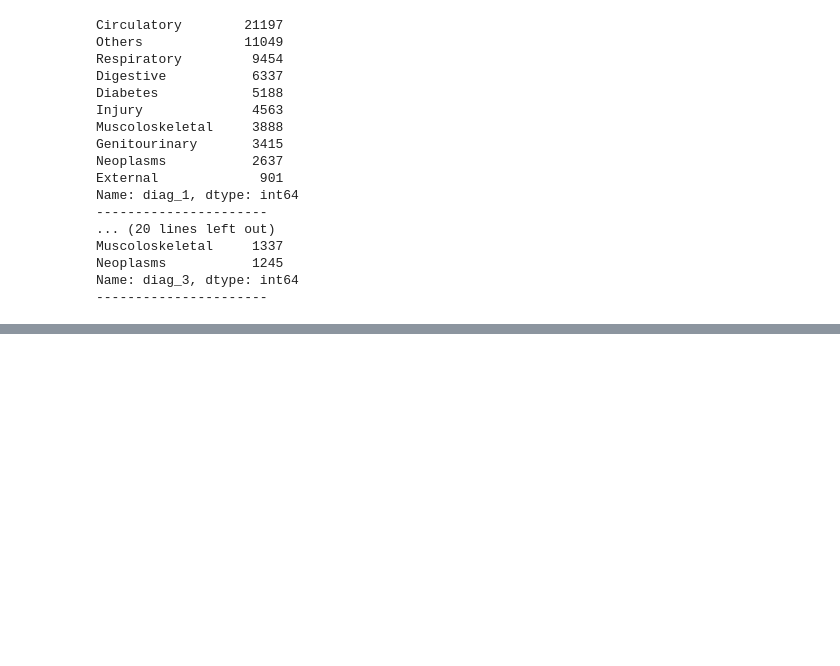
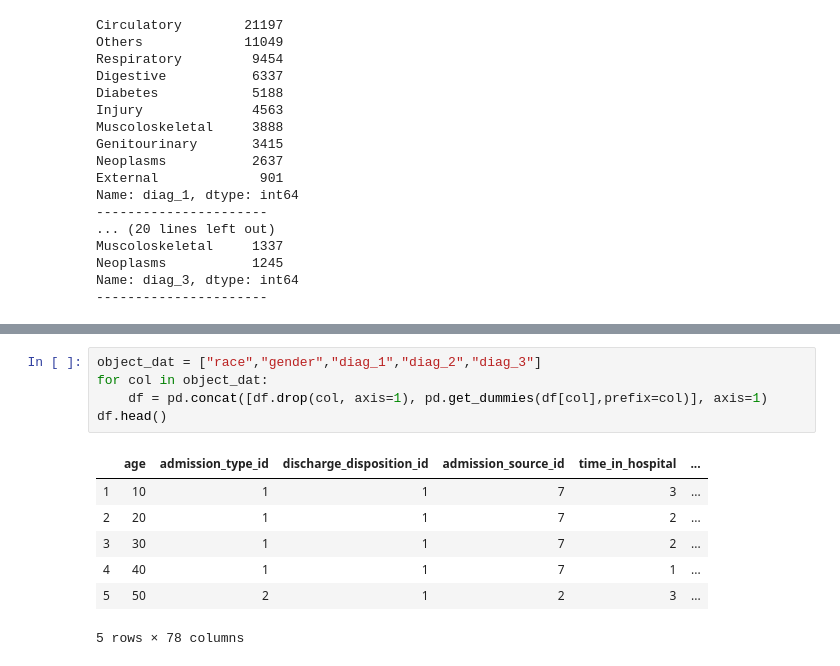
Before and after one commit to Sangha05/Diabetes_Readmission, a Jupyter notebook: Feature_Engineering.ipynb, the cells around one changed output, grey strips where cells are left out. Cells and saved outputs as stored; diff of their text form; blank space fills up the shorter version.

```diff
--- a/Feature_Engineering.ipynb
+++ b/Feature_Engineering.ipynb
@@ -207,0 +300,13 @@ Name: diag_3, dtype: int64
+# %%
+object_dat = ["race","gender","diag_1","diag_2","diag_3"]
+for col in object_dat:
+    df = pd.concat([df.drop(col, axis=1), pd.get_dummies(df[col],prefix=col)], axis=1)
+df.head()
+# %% [output]
+|  | age | admission_type_id | discharge_disposition_id | admission_source_id | time_in_hospital | ... |
+| 1 | 10 | 1 | 1 | 7 | 3 | ... |
+| 2 | 20 | 1 | 1 | 7 | 2 | ... |
+| 3 | 30 | 1 | 1 | 7 | 2 | ... |
+| 4 | 40 | 1 | 1 | 7 | 1 | ... |
+| 5 | 50 | 2 | 1 | 2 | 3 | ... |
+5 rows × 78 columns
```
Also changed, not shown: parts of 11 cells of this notebook, 1 other file.
